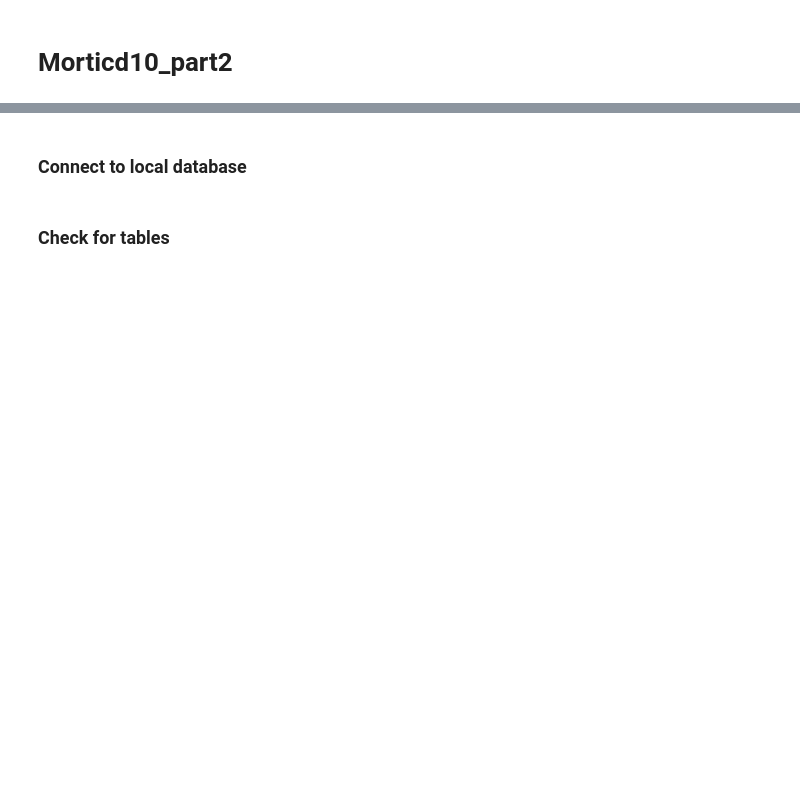
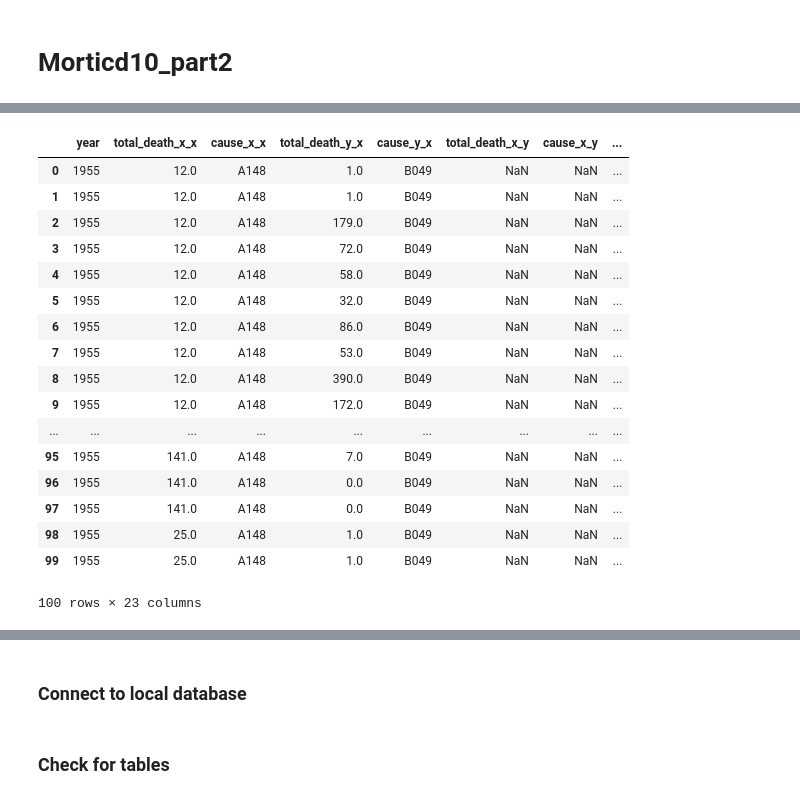
Before and after one commit to EJohnson7/ETL, a Jupyter notebook: Jupyter Notebook and more/data_etl.ipynb, the cells around one changed output, grey strips where cells are left out. Cells and saved outputs as stored; diff of their text form; code cells hidden in the pictures; blank space fills up the shorter version.

```diff
--- a/Jupyter Notebook and more/data_etl.ipynb
+++ b/Jupyter Notebook and more/data_etl.ipynb
@@ -489,0 +837,4 @@ new_customer_location_df.head()
+# %%
+# other code for suicide in the same table
+new_df10b_2 = new_df10b.loc[new_df10b["cause"]=="X84",:]
+new_df10b_2.head()
@@ -489,0 +848,4 @@ new_customer_location_df.head()
+# %%
+# other code for suicide in the same table
+new_df10b_3 = new_df10b.loc[new_df10b["cause"]=="1101",:]
+new_df10b_3.head()
@@ -489,0 +859,4 @@ new_customer_location_df.head()
+# %%
+# merge tables
+merge4_1 = pd.merge(new_df10b_1,new_df10b_2, on="year", how="outer")
+merge4_1.head()
@@ -489,0 +870,4 @@ new_customer_location_df.head()
+# %%
+# merge tables
+merge4 = pd.merge(merge4_1,new_df10b_3, on="year", how="outer")
+merge4.head()
@@ -489,0 +881,23 @@ new_customer_location_df.head()
+# %%
+# merge tables
+merge = pd.merge(merge_c,merge4, on="year", how="outer")
+merge.head(100)
+# %% [output]
+|  | year | total_death_x_x | cause_x_x | total_death_y_x | cause_y_x | total_death_x_y | cause_x_y | ... |
+| 0 | 1955 | 12.0 | A148 | 1.0 | B049 | NaN | NaN | ... |
+| 1 | 1955 | 12.0 | A148 | 1.0 | B049 | NaN | NaN | ... |
+| 2 | 1955 | 12.0 | A148 | 179.0 | B049 | NaN | NaN | ... |
+| 3 | 1955 | 12.0 | A148 | 72.0 | B049 | NaN | NaN | ... |
+| 4 | 1955 | 12.0 | A148 | 58.0 | B049 | NaN | NaN | ... |
+| 5 | 1955 | 12.0 | A148 | 32.0 | B049 | NaN | NaN | ... |
+| 6 | 1955 | 12.0 | A148 | 86.0 | B049 | NaN | NaN | ... |
+| 7 | 1955 | 12.0 | A148 | 53.0 | B049 | NaN | NaN | ... |
+| 8 | 1955 | 12.0 | A148 | 390.0 | B049 | NaN | NaN | ... |
+| 9 | 1955 | 12.0 | A148 | 172.0 | B049 | NaN | NaN | ... |
+| ... | ... | ... | ... | ... | ... | ... | ... | ... |
+| 95 | 1955 | 141.0 | A148 | 7.0 | B049 | NaN | NaN | ... |
+| 96 | 1955 | 141.0 | A148 | 0.0 | B049 | NaN | NaN | ... |
+| 97 | 1955 | 141.0 | A148 | 0.0 | B049 | NaN | NaN | ... |
+| 98 | 1955 | 25.0 | A148 | 1.0 | B049 | NaN | NaN | ... |
+| 99 | 1955 | 25.0 | A148 | 1.0 | B049 | NaN | NaN | ... |
+100 rows × 23 columns
```
Also changed, not shown: parts of 125 cells of this notebook.
